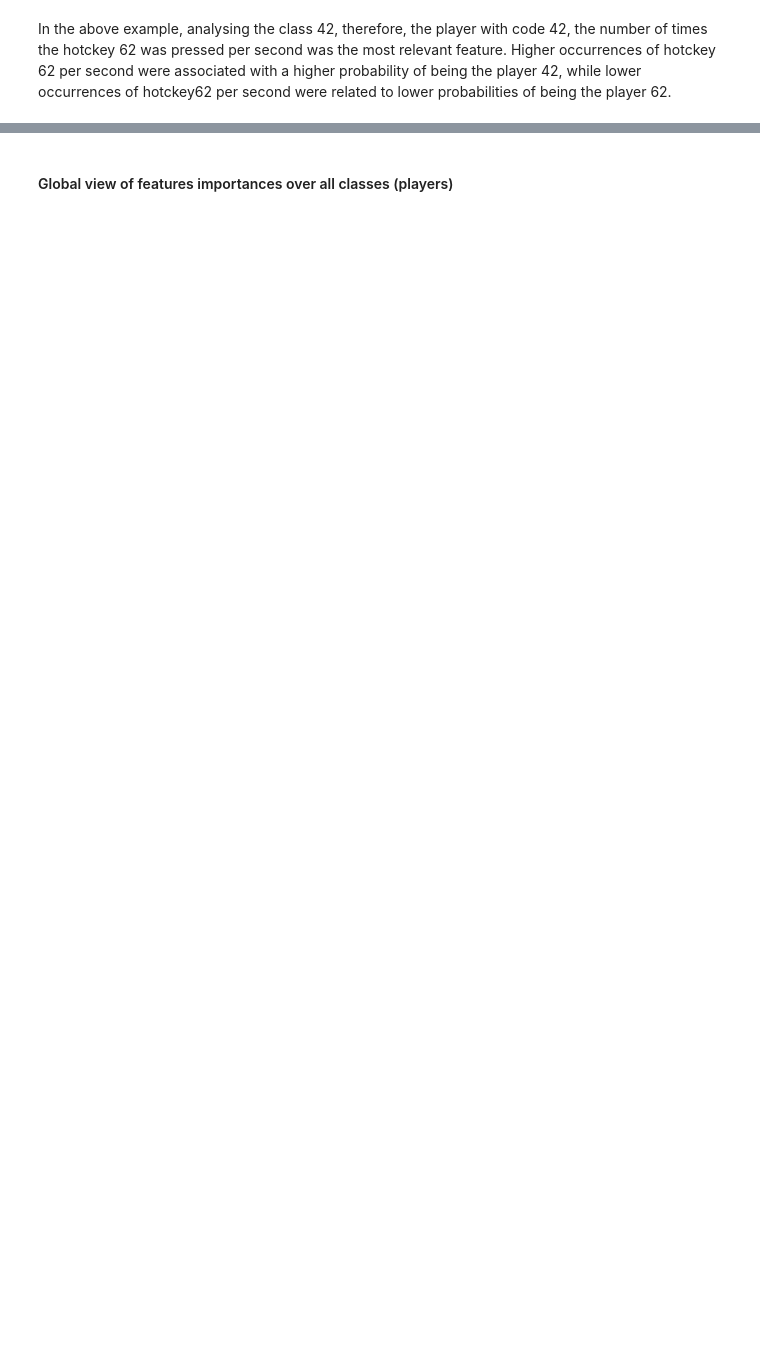
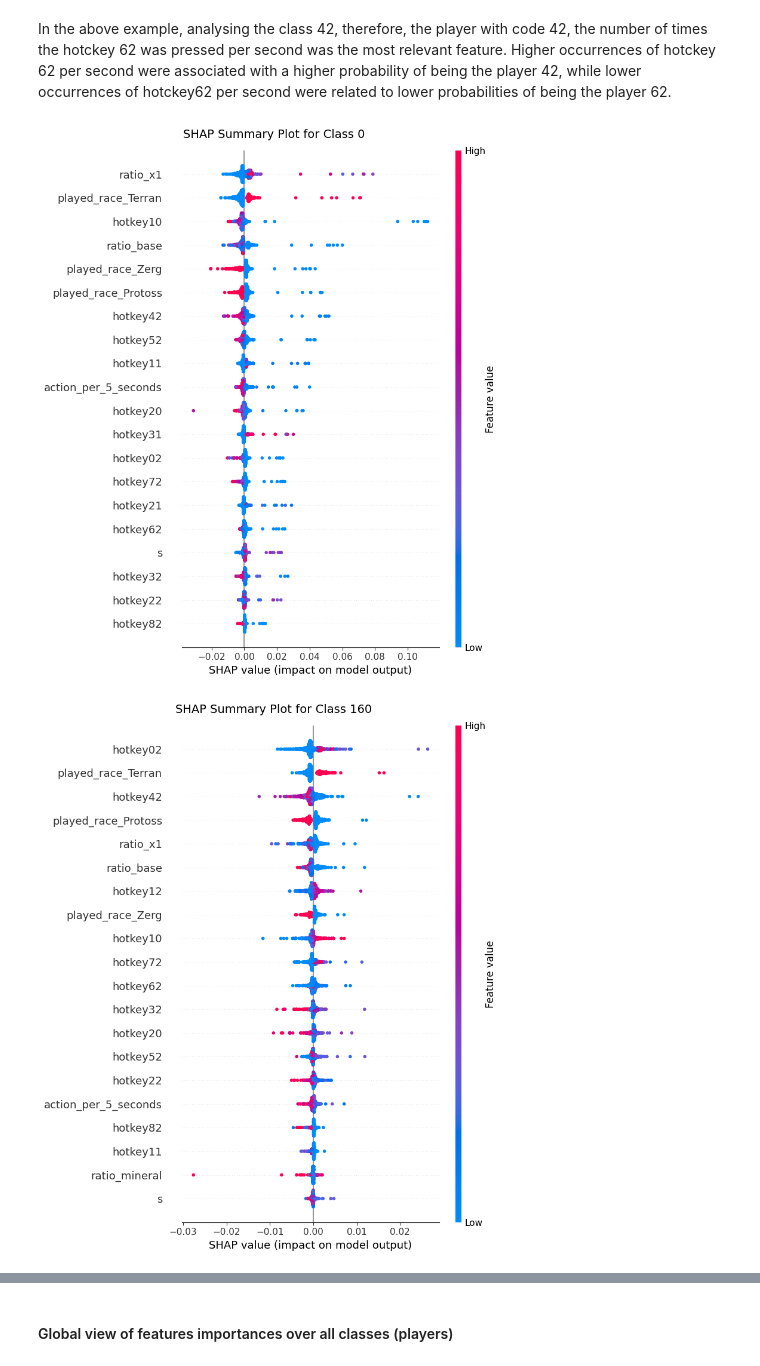
Before and after one commit to sofialtman/OT02---Data-Mining, a Jupyter notebook: model_Shapley.ipynb, the cells around one changed output, grey strips where cells are left out. Cells and saved outputs as stored; diff of their text form; code cells hidden in the pictures; blank space fills up the shorter version.

```diff
--- a/model_Shapley.ipynb
+++ b/model_Shapley.ipynb
@@ -164,2 +229,17 @@ shap.summary_plot(shap_values[..., 40], X_test)
 # %% [markdown]
 In the above example, analysing the class 42, therefore, the player with code 42, the number of times the hotckey 62 was pressed per second was the most relevant feature. Higher occurrences of hotckey 62 per second were associated with a higher probability of being the player 42, while lower occurrences of hotckey62 per second were related to lower probabilities of being the player 62.
+# %%
+num_plots = 5
+
+# Select 5 random indices from the third dimension of shap_values
+random_classes = random.sample(range(shap_values.shape[2]), num_plots)
+
+# Generate and display the summary plots
+for class_idx in random_classes:
+    plt.figure(figsize=(10, 6))  # Adjust figure size for readability
+    plt.suptitle(f"SHAP Summary Plot for Class {class_idx}", fontsize=14)  # Title before plotting
+    shap.summary_plot(shap_values[..., class_idx], X_test, show=False)  # Generate plot without immediate display
+    plt.show()  # Display the plot
+# %% [output]
+[figure, added]
+[figure, added]
```
Also changed, not shown: parts of 28 cells of this notebook.
